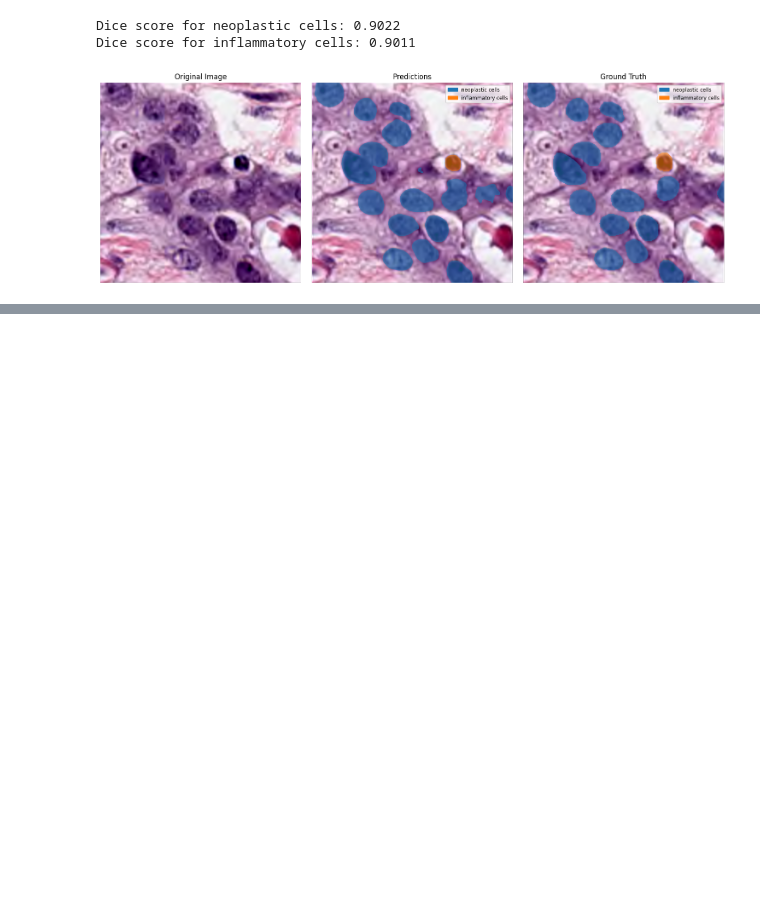
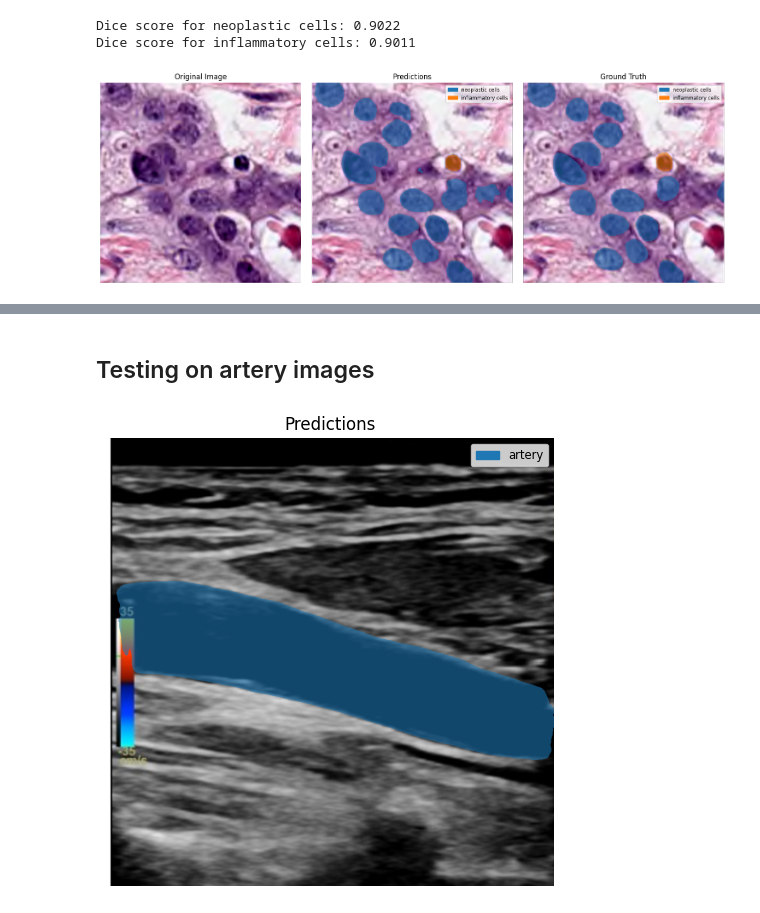
Before and after one commit to lior199707/BiomedParse, a Jupyter notebook: inference_colab_demo.ipynb, the cells around one changed output, grey strips where cells are left out. Saved outputs shown, nothing was run; the diff lists cells and outputs as text; code cells hidden in the pictures; blank space fills up the shorter version.

```diff
--- a/inference_colab_demo.ipynb
+++ b/inference_colab_demo.ipynb
@@ -211,0 +266,11 @@ plt.show()
+# %% [markdown]
+## Testing on artery images
+# %%
+ARTERY_IMG_PATH = '../drive/MyDrive/Img/wire_images_video_1/artery_img.png'
+
+artery_image = Image.open(ARTERY_IMG_PATH).resize((1024,1024)).convert('RGB')
+prompts = ['artery']
+
+predict_and_show(prompts, artery_image)
+# %% [output]
+[figure, added]
```
Also changed, not shown: parts of 16 cells of this notebook.
